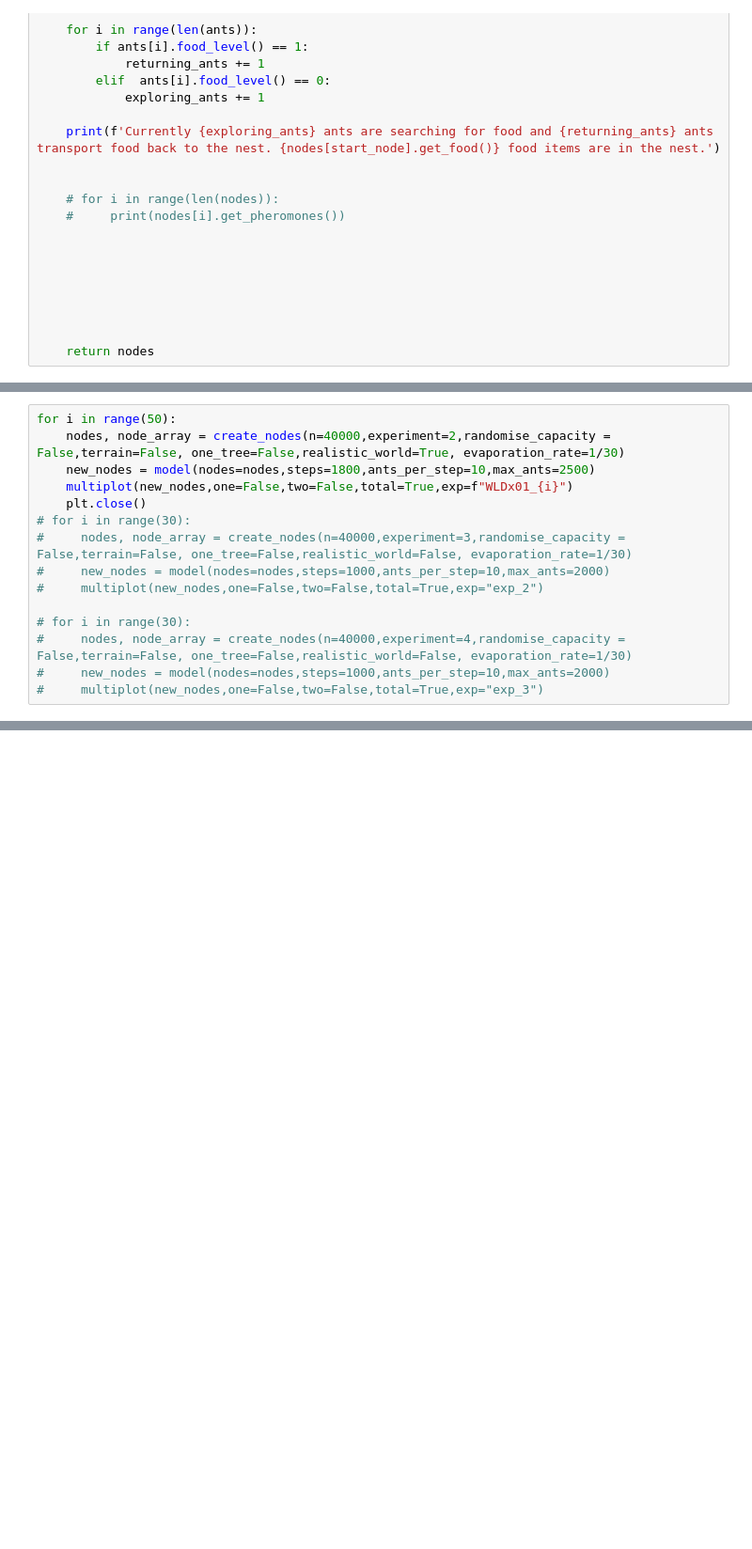
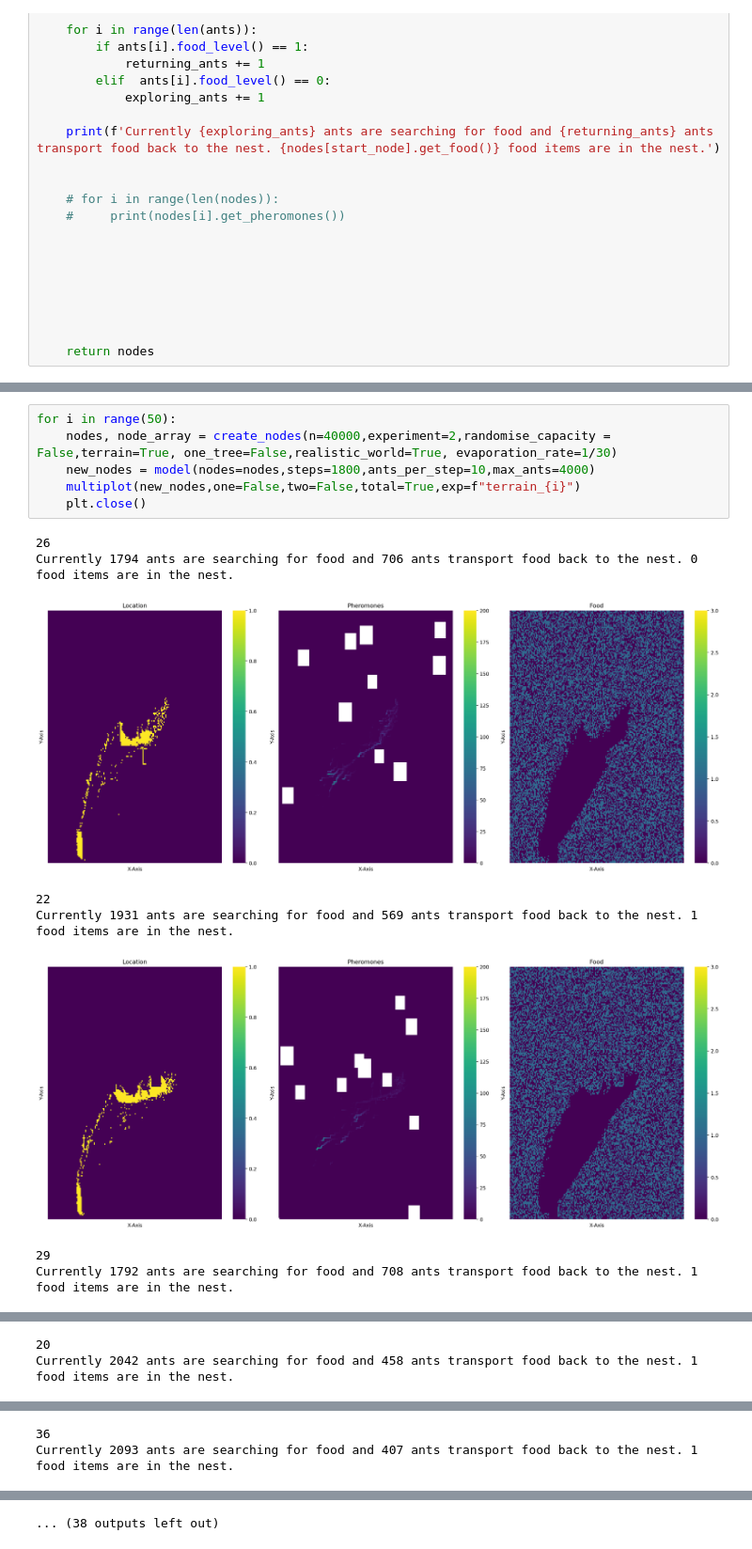
Before and after one commit to llctrautmann/ArmyAntsRaidingIAM, a Jupyter notebook: army_ants_raid_model_v2.ipynb, the cells around one changed output, grey strips where cells are left out. Shown at 94% size. Drawn from its saved outputs; the diff is of its cells as text; blank space fills up the shorter version.

```diff
--- a/army_ants_raid_model_v2.ipynb
+++ b/army_ants_raid_model_v2.ipynb
@@ -722,15 +721,15 @@ Currently 2046 ants are searching for food and 454 ants transport food back to t
 # %%
 for i in range(50):
-    nodes, node_array = create_nodes(n=40000,experiment=2,randomise_capacity = False,terrain=False, one_tree=False,realistic_world=True, evaporation_rate=1/30)
-    new_nodes = model(nodes=nodes,steps=1800,ants_per_step=10,max_ants=2500)
-    multiplot(new_nodes,one=False,two=False,total=True,exp=f"WLDx01_{i}")
+    nodes, node_array = create_nodes(n=40000,experiment=2,randomise_capacity = False,terrain=True, one_tree=False,realistic_world=True, evaporation_rate=1/30)
+    new_nodes = model(nodes=nodes,steps=1800,ants_per_step=10,max_ants=4000)
+    multiplot(new_nodes,one=False,two=False,total=True,exp=f"terrain_{i}")
     plt.close()
-# for i in range(30):
-#     nodes, node_array = create_nodes(n=40000,experiment=3,randomise_capacity = False,terrain=False, one_tree=False,realistic_world=False, evaporation_rate=1/30)
-#     new_nodes = model(nodes=nodes,steps=1000,ants_per_step=10,max_ants=2000)
-#     multiplot(new_nodes,one=False,two=False,total=True,exp="exp_2")
-
-# for i in range(30):
-#     nodes, node_array = create_nodes(n=40000,experiment=4,randomise_capacity = False,terrain=False, one_tree=False,realistic_world=False, evaporation_rate=1/30)
-#     new_nodes = model(nodes=nodes,steps=1000,ants_per_step=10,max_ants=2000)
-#     multiplot(new_nodes,one=False,two=False,total=True,exp="exp_3")
+# %% [output]
+26
+Currently 1794 ants are searching for food and 706 ants transport food back to the nest. 0 food items are in the nest.
+[figure, added]
+22
+Currently 1931 ants are searching for food and 569 ants transport food back to the nest. 1 food items are in the nest.
+[figure, added]
+29
+Currently 1792 ants are searching for food and 708 ants transport food back to the nest. 1 food items are in the nest.
@@ -736,0 +737,2 @@ for i in range(50):
+20
+Currently 2042 ants are searching for food and 458 ants transport food back to the nest. 1 food items are in the nest.
@@ -736,0 +740,2 @@ for i in range(50):
+36
+Currently 2093 ants are searching for food and 407 ants transport food back to the nest. 1 food items are in the nest.
@@ -736,0 +746 @@ for i in range(50):
+... (38 outputs left out)
```
Also changed, not shown: parts of 4 cells of this notebook, 1 other file.
